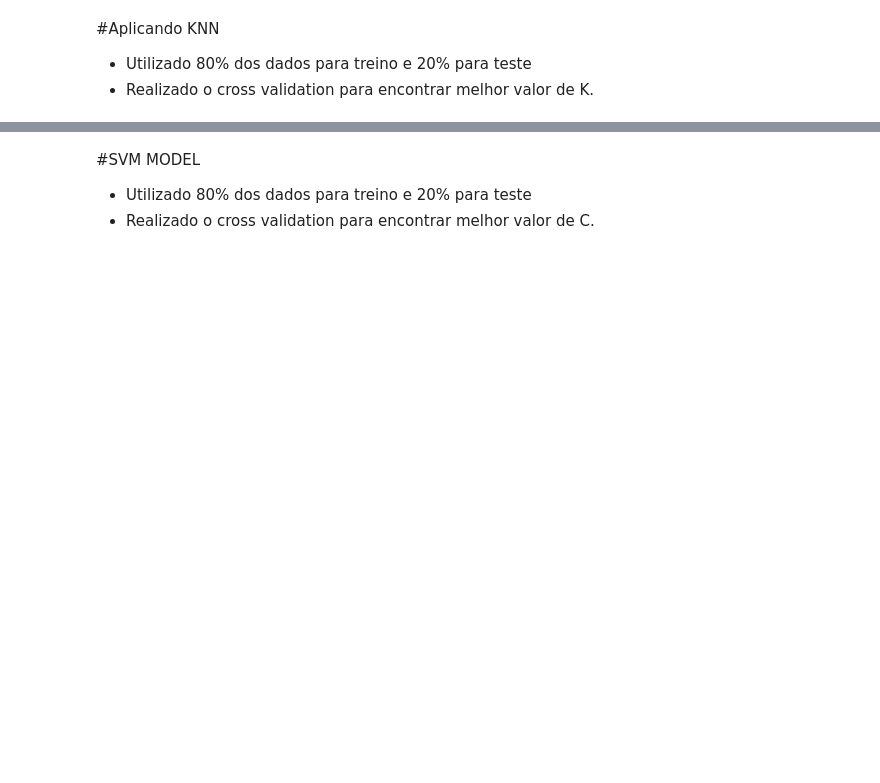
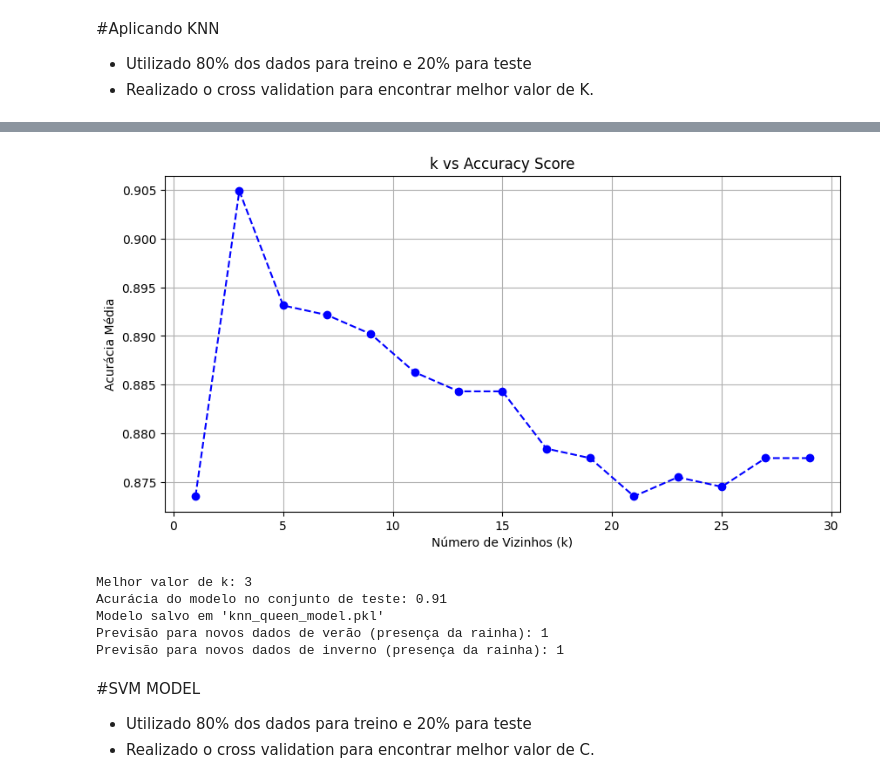
Before and after one commit to matheusbuenowb/Data-Mining-Bee-Colony, a Jupyter notebook: Atividade_IC.ipynb, the cells around one changed output, grey strips where cells are left out. Saved outputs shown, nothing was run; the diff lists cells and outputs as text; code cells hidden in the pictures; blank space fills up the shorter version.

```diff
--- a/Atividade_IC.ipynb
+++ b/Atividade_IC.ipynb
@@ -299,3 +203,73 @@ Previsão para novos dados de inverno (presença da rainha): 1
+# %%
+from sklearn.neighbors import KNeighborsClassifier
+
+#AVALIA de diferentes valores de k
+k_values = range(1, 31, 2)  # Testa valores ímpares de k para evitar empates
+accuracy_scores = []
+
+for k in k_values:
+    model = KNeighborsClassifier(n_neighbors=k)
+    cv_scores = cross_val_score(model, X_train, y_train, cv=5)
+    accuracy_scores.append(cv_scores.mean())
+
+plotValues('Número de Vizinhos (k)','k vs Accuracy Score', k_values, accuracy_scores, 'linear')
+
+
+# Escolhendo o melhor k baseado na maior acurácia
+best_k = k_values[accuracy_scores.index(max(accuracy_scores))]
+print(f"Melhor valor de k: {best_k}")
+
+# Criando o modelo KNN com o melhor k
+model = KNeighborsClassifier(n_neighbors=best_k)
+
+# Treinando o modelo com todos os dados de treino
+model.fit(X_train, y_train)
+
+# Fazendo previsões no conjunto de teste
+y_pred = model.predict(X_test)
+
+# Avaliando o desempenho do modelo
+accuracy = accuracy_score(y_test, y_pred)
+print(f"Acurácia do modelo no conjunto de teste: {accuracy:.2f}")
+
+# Salvando o modelo treinado
+joblib.dump(model, 'knn_queen_model.pkl')
+print("Modelo salvo em 'knn_queen_model.pkl'")
+
+# Carregando o modelo para novas previsões
+loaded_model = joblib.load('knn_queen_model.pkl')
+
+#Supondo um novo conjunto de dados para teste
+new_data = pd.DataFrame({
+    'hive temp': [35.0], 'hive humidity': [30.0], 'hive pressure': [1008.0],
+    'weather temp': [25.0], 'weather humidity': [50.0], 'weather pressure': [1013.0],
+    'wind speed': [5.0], 'rain': [0]
+})
+
+new_prediction = loaded_model.predict(new_data)
+print(f"Previsão para novos dados de verão (presença da rainha): {new_prediction[0]}")
+
+
+#Supondo que esteja no inverno (temperatura bem baixa aliada com uma alta umidade)
+#Para este caso a rainha estará presente
+
+new_data = pd.DataFrame({
+    'hive temp': [5.0], 'hive humidity': [80.0], 'hive pressure': [1008.0],
+    'weather temp': [-2.0], 'weather humidity': [90.0], 'weather pressure': [1013.0],
+    'wind speed': [5.0], 'rain': [0]
+})
+
+
+# Fazendo previsões com novos dados
+new_prediction = loaded_model.predict(new_data)
+print(f"Previsão para novos dados de inverno (presença da rainha): {new_prediction[0]}")
+# %% [output]
+[figure, added]
+Melhor valor de k: 3
+Acurácia do modelo no conjunto de teste: 0.91
+Modelo salvo em 'knn_queen_model.pkl'
+Previsão para novos dados de verão (presença da rainha): 1
+Previsão para novos dados de inverno (presença da rainha): 1
 # %% [markdown]
 #SVM MODEL
 
```
Also changed, not shown: parts of 12 cells of this notebook.
